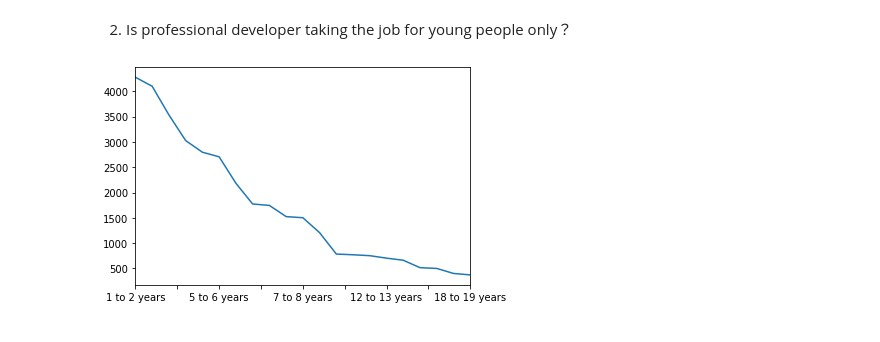
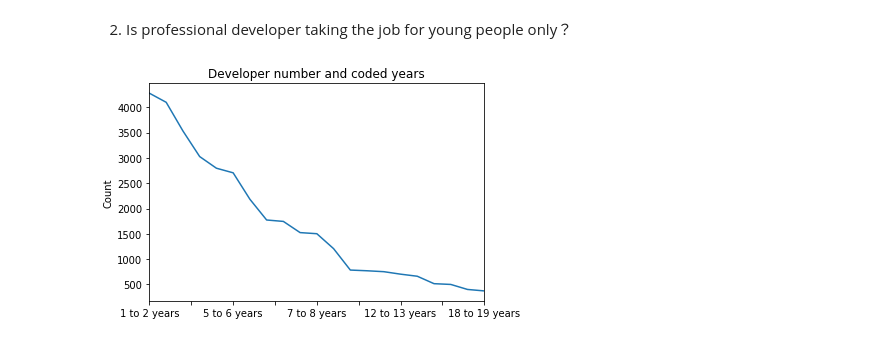
Before and after one commit to yycncom/stackoverflowAnalysis, a Jupyter notebook: stackflowAnalysis.ipynb, the cells around one changed output. Saved outputs shown, nothing was run; the diff lists cells and outputs as text; code cells hidden in the pictures.

```diff
--- a/stackflowAnalysis.ipynb
+++ b/stackflowAnalysis.ipynb
@@ -99,6 +153,6 @@ columns
 # %% [markdown]
 2. Is professional developer taking the job for young people only？
 # %%
-df_proDevel.YearsCodedJob.value_counts().plot();
+df_proDevel.YearsCodedJob.value_counts().plot(title='Developer number and coded years').set_ylabel('Count');
 # %% [output]
-[figure, old version]
+[figure, new version]
```
Also changed, not shown: parts of 35 cells of this notebook.
